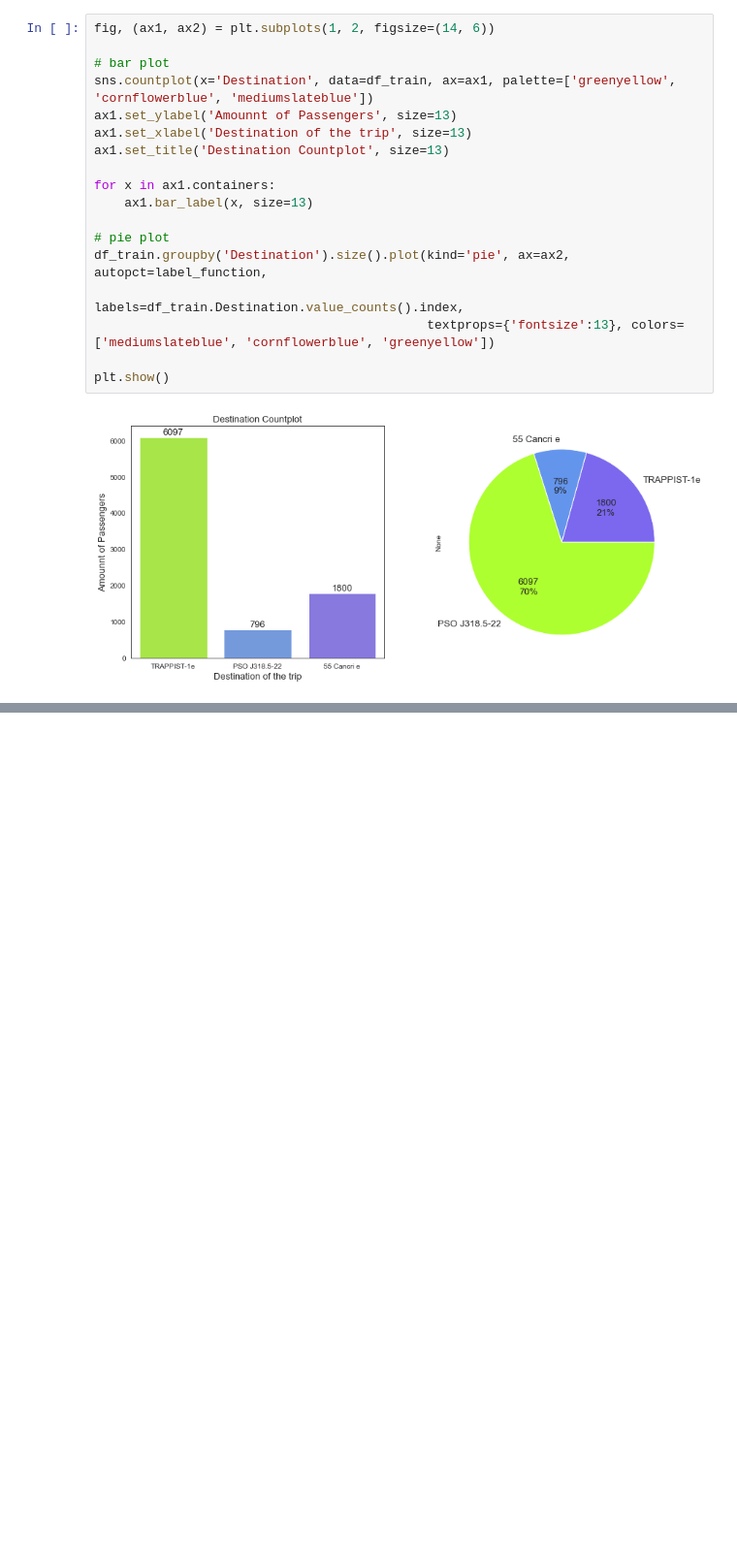
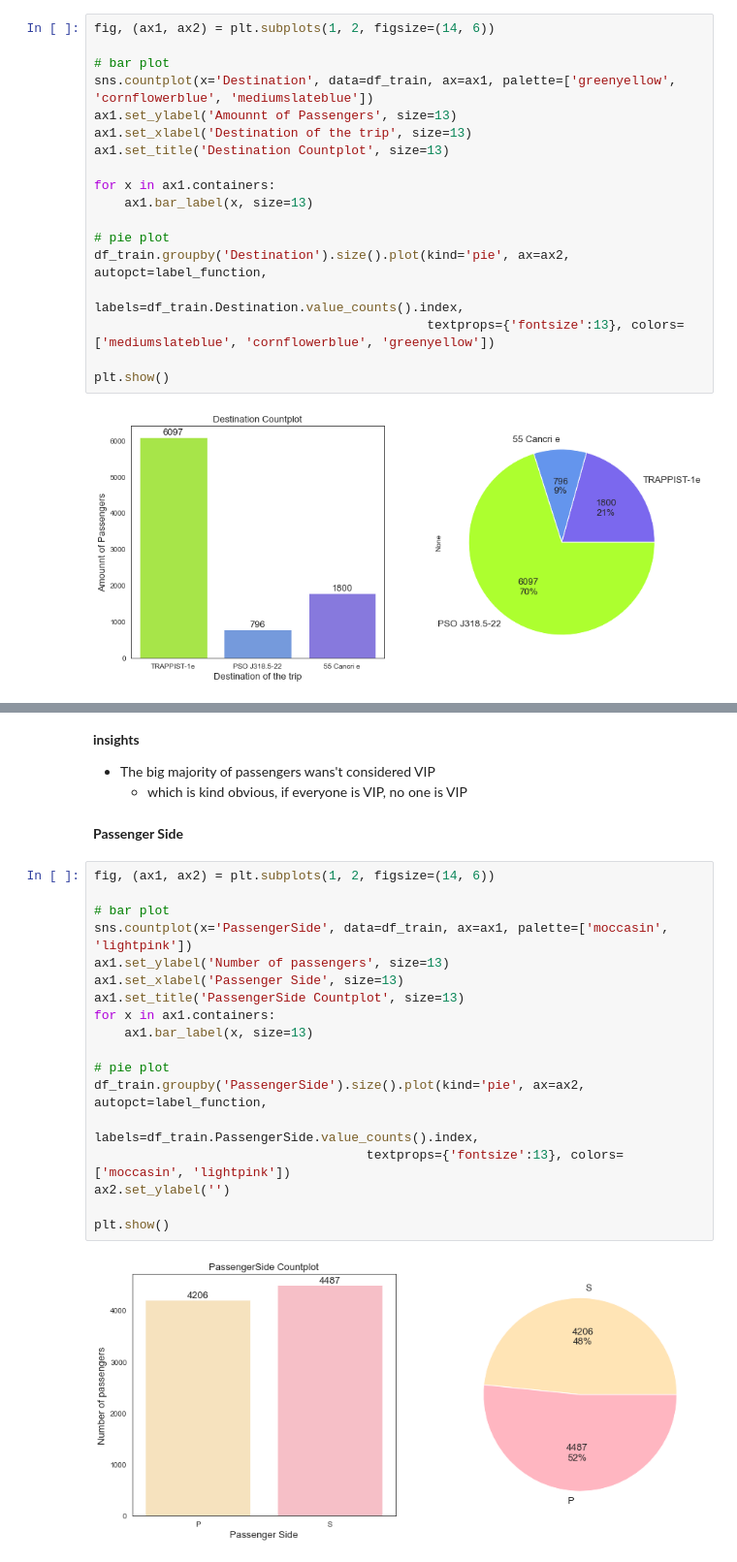
Before and after one commit to macedoti13/Spaceship-Titanic, a Jupyter notebook: TeleportedClassification.ipynb, the cells around one changed output, grey strips where cells are left out. Shown at 97% size. Drawn from its saved outputs; the diff is of its cells as text; blank space fills up the shorter version.

```diff
--- a/TeleportedClassification.ipynb
+++ b/TeleportedClassification.ipynb
@@ -367,0 +393,26 @@ plt.show()
+# %% [markdown]
+**insights**
+- The big majority of passengers wans't considered VIP
+    - which is kind obvious, if everyone is VIP, no one is VIP
+# %% [markdown]
+**Passenger Side**
+# %%
+fig, (ax1, ax2) = plt.subplots(1, 2, figsize=(14, 6))
+
+# bar plot
+sns.countplot(x='PassengerSide', data=df_train, ax=ax1, palette=['moccasin', 'lightpink'])
+ax1.set_ylabel('Number of passengers', size=13)
+ax1.set_xlabel('Passenger Side', size=13)
+ax1.set_title('PassengerSide Countplot', size=13)
+for x in ax1.containers:
+    ax1.bar_label(x, size=13)
+
+# pie plot
+df_train.groupby('PassengerSide').size().plot(kind='pie', ax=ax2, autopct=label_function,
+                                    labels=df_train.PassengerSide.value_counts().index,
+                                    textprops={'fontsize':13}, colors=['moccasin', 'lightpink'])
+ax2.set_ylabel('')
+
+plt.show()
+# %% [output]
+[figure, added]
```
Also changed, not shown: parts of 7 cells of this notebook.
